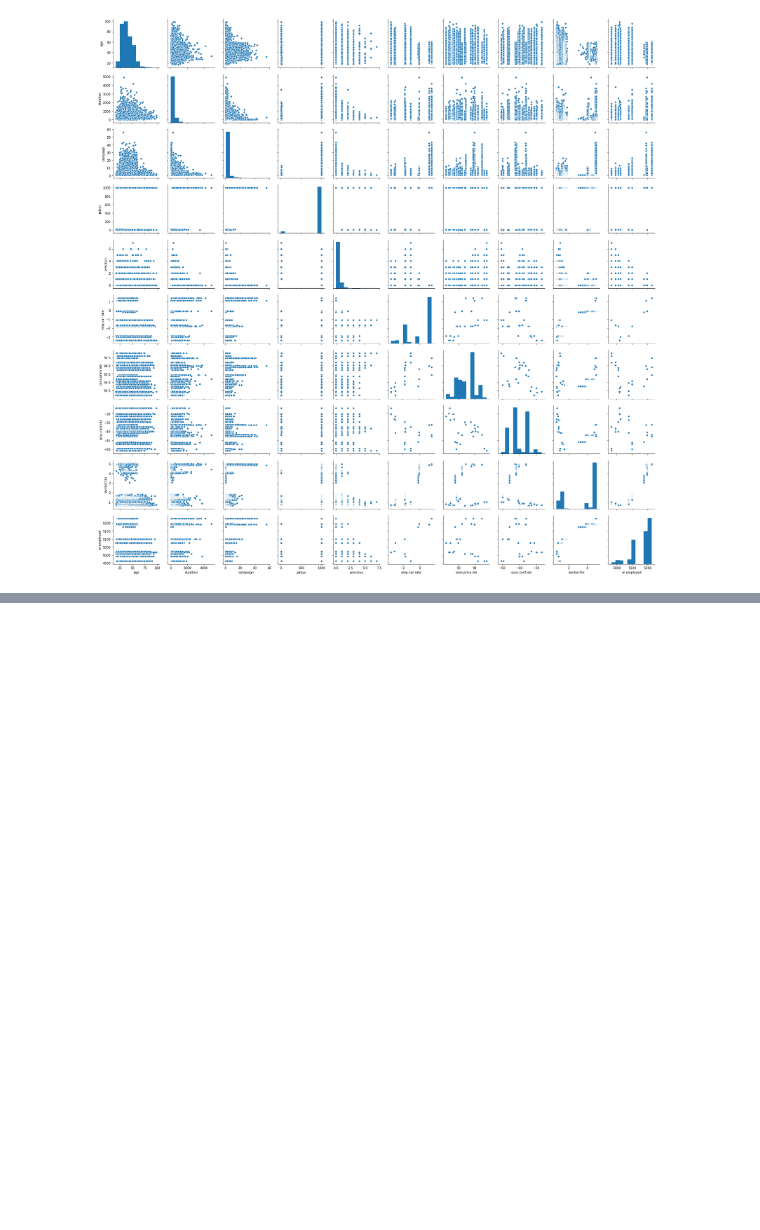
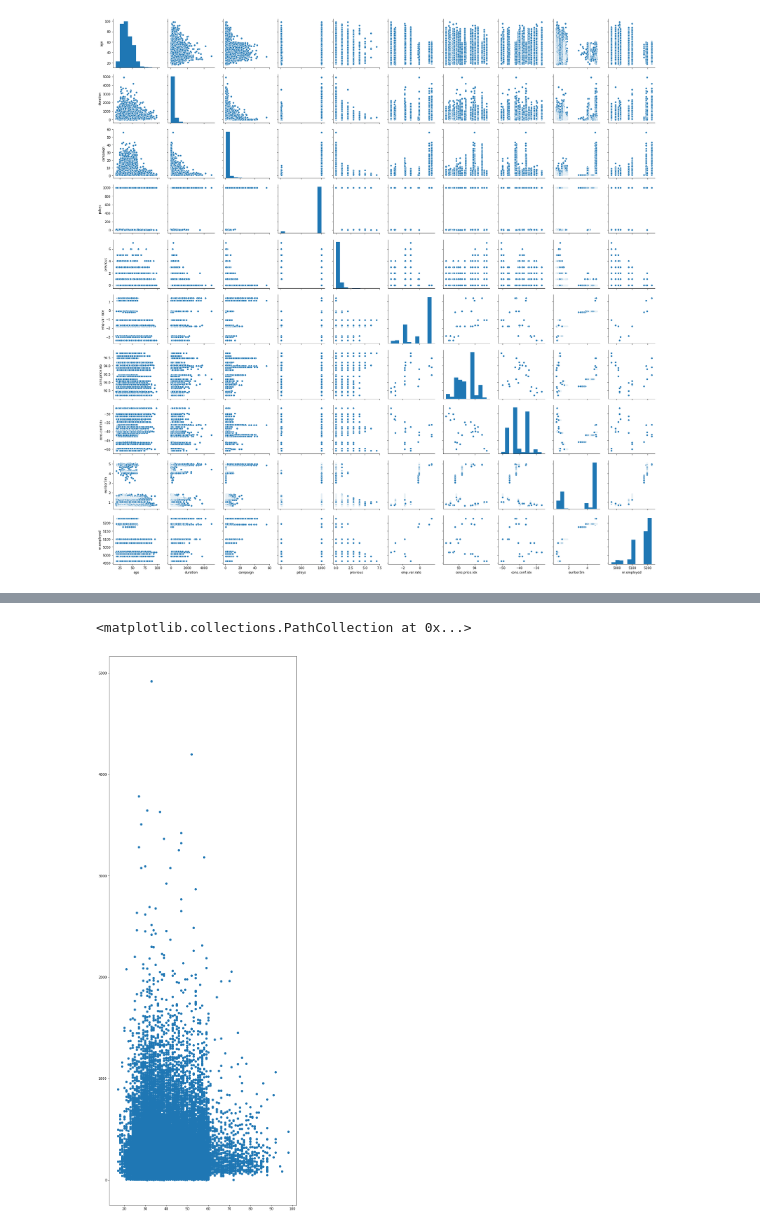
Before and after one commit to theysee/sberbank_reboot, a Jupyter notebook: Поток_3_Практика_к_занятию_3.ipynb, the cells around one changed output, grey strips where cells are left out. Drawn from its saved outputs; the diff is of its cells as text; code cells hidden in the pictures; blank space fills up the shorter version.

```diff
--- a/Поток_3_Практика_к_занятию_3.ipynb
+++ b/Поток_3_Практика_к_занятию_3.ipynb
@@ -553,0 +541,12 @@ fig.show()
+# %%
+#5. Постройте график зависимости средней величины звонка от возраста
+fig, axes = plt.subplots(1)
+plt.subplots_adjust(hspace=0.3)
+
+fig.set_figwidth(10)
+fig.set_figheight(30)
+
+plt.scatter(data['age'], data['duration'])
+# %% [output]
+<matplotlib.collections.PathCollection at 0x...>
+[figure, added]
```
Also changed, not shown: parts of 9 cells of this notebook.
